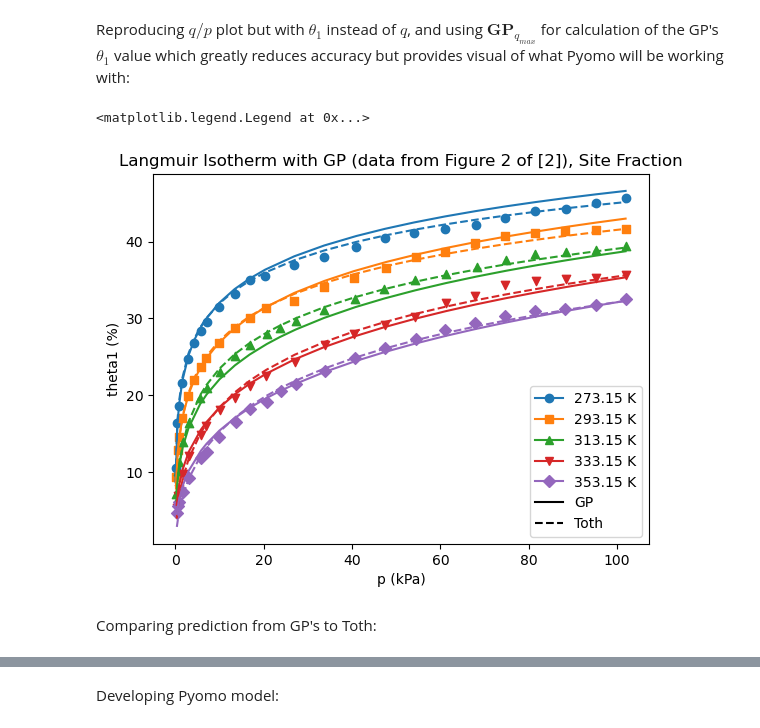
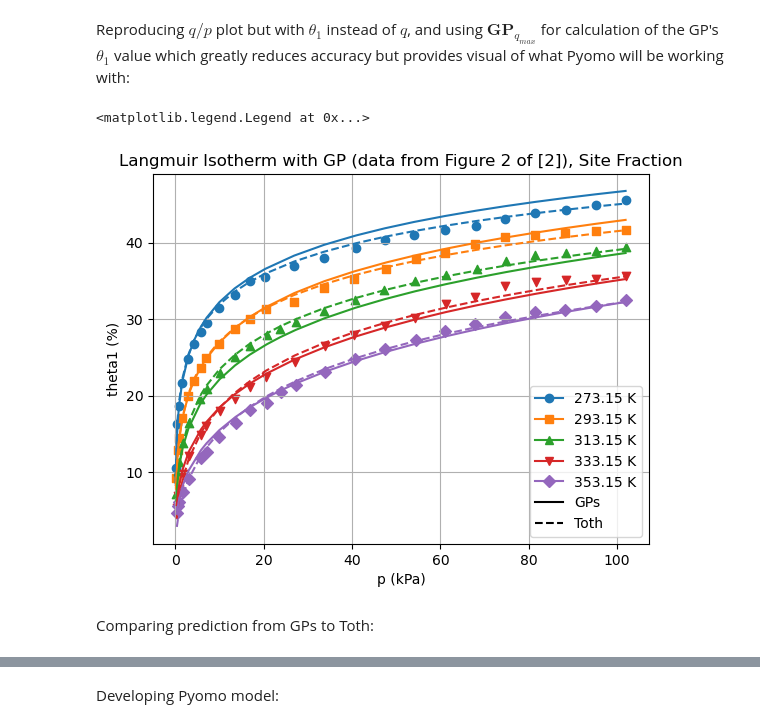
Before and after one commit to ESMS-Group-Public/FoKL-GPy, a Jupyter notebook: docs/_dev/langmuir_isotherm/langmuir_isotherm_with_GP__v2.ipynb, the cells around one changed output, grey strips where cells are left out. Saved outputs shown, nothing was run; the diff lists cells and outputs as text; code cells hidden in the pictures.

```diff
--- a/docs/_dev/langmuir_isotherm/langmuir_isotherm_with_GP__v2.ipynb
+++ b/docs/_dev/langmuir_isotherm/langmuir_isotherm_with_GP__v2.ipynb
@@ -173,9 +174,9 @@ RMSE = 2.8560313112139157e-06
 # %% [markdown]
 Plotting $\mathbf{GP}$ at each experimental temperature:
 # %%
-fig, axs = plt.subplots(n, figsize=(10, 15))
-offset = 0.075
-plt.subplots_adjust(left=offset, right=1-offset, bottom=offset, top=1-offset, hspace=3*offset)
+fig, axs = plt.subplots(n, figsize=(8.5, 11), sharex=True)
+offset = 0.04
+plt.subplots_adjust(left=2*offset, bottom=4*offset/3, top=1-offset, hspace=0)
 fig.suptitle('Validation of GP, per Temperature')
 fig.supxlabel('ln(p)')
 fig.supylabel('Delta = ln(sigma1)')
@@ -255,29 +256,33 @@ Reproducing $q/p$ plot but with $\theta_1$ instead of $q$, and using $\mathbf{GP
 # %%
 theta1_cal = np.zeros([sum(nd), 4])  # [measured, single GP, both GP's, Toth]
 
 fig, ax = plt.subplots()
 for i in range(n):
     j = T_const[i]
     k = T_const[i + 1]
 
     theta1_cal[j:k, 0] = q[j:k] / qmax[j:k] * 100  # measured
     theta1_cal[j:k, 1] = qcal_Toth[j:k] / qmax[j:k] * 100  # Toth
     theta1_cal[j:k, 2] = qcal[j:k] / qmax[j:k] * 100  # single GP (for later percent error comparison)
     theta1_cal[j:k, 3] = qcal[j:k] / GP_qmax.evaluate(T[j:k], clean=True) * 100  # both GP's
 
     plt.scatter(p_kPa[j:k], theta1_cal[j:k, 0], color=colors[i], marker=markers[i])  # experimental measurements
     plt.plot(p_kPa[j:k], theta1_cal[j:k, 1], '--', color=colors[i])  # Toth model
     plt.plot(p_kPa[j:k], theta1_cal[j:k, 3], '-', color=colors[i])  # GPs (uses GP_qmax for qmax, as Pyomo will use)
 
 ax.set_xlabel('p (kPa)')
 ax.set_ylabel('theta1 (%)')
 ax.set_title("Langmuir Isotherm with GP (data from Figure 2 of [2]), Site Fraction")
-ax.legend(handles=legend_elements, loc='lower right')
+ax.grid()
+
+legend_elements_GPs = copy.deepcopy(legend_elements)
+legend_elements_GPs[5].set_label('GPs')
+ax.legend(handles=legend_elements_GPs, loc='lower right')
 # %% [output]
 <matplotlib.legend.Legend at 0x...>
-[figure, old version]
+[figure, new version]
 # %% [markdown]
-Comparing prediction from GP's to Toth:
+Comparing prediction from GPs to Toth:
 # %%
 # Calculate percent errors:
 
```
Also changed, not shown: parts of 20 cells of this notebook, 1 other file.
